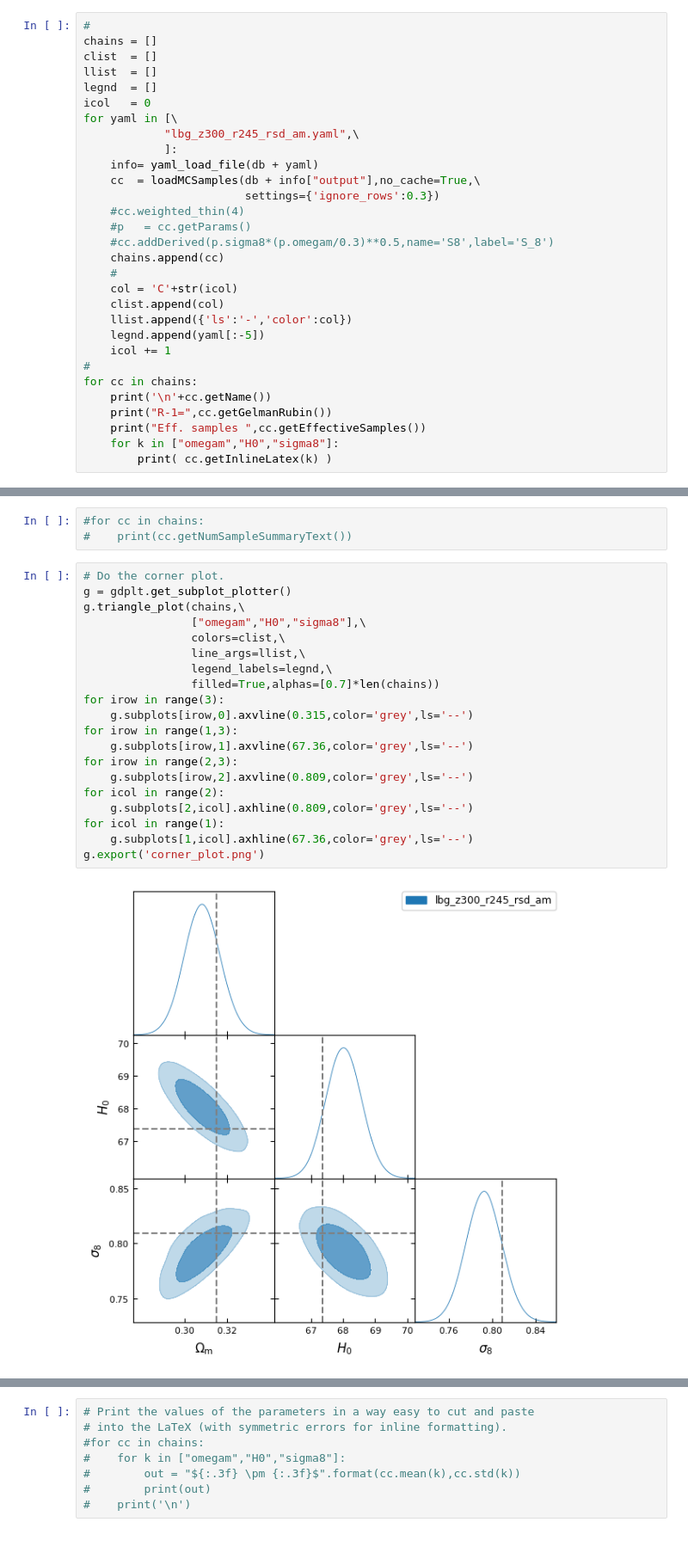
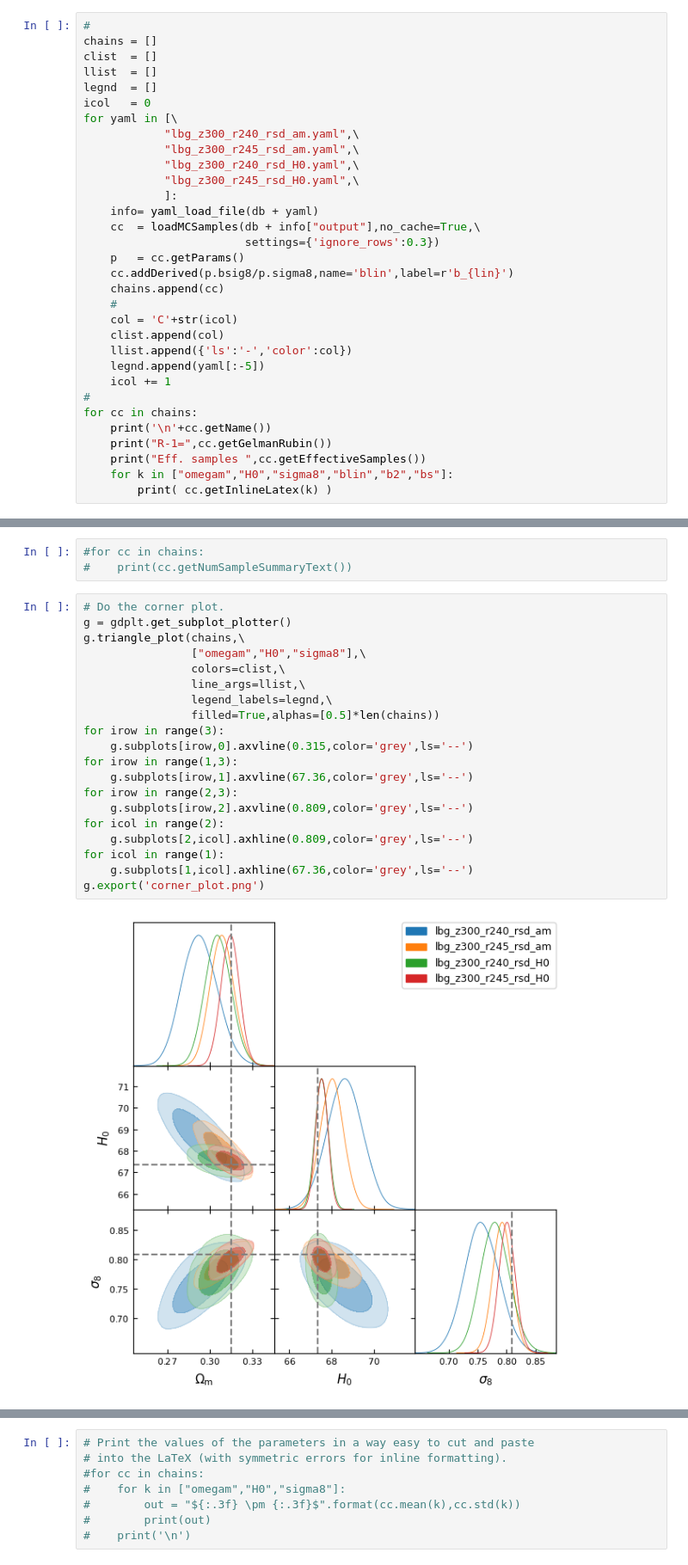
Before and after one commit to martinjameswhite/AbacusLBG, a Jupyter notebook: Cobaya/ViewChain.ipynb, the cells around one changed output, grey strips where cells are left out. Shown at 86% size. Drawn from its saved outputs; the diff is of its cells as text.

```diff
--- a/Cobaya/ViewChain.ipynb
+++ b/Cobaya/ViewChain.ipynb
@@ -48,14 +48,16 @@ llist  = []
 legnd  = []
 icol   = 0
 for yaml in [\
+            "lbg_z300_r240_rsd_am.yaml",\
             "lbg_z300_r245_rsd_am.yaml",\
+            "lbg_z300_r240_rsd_H0.yaml",\
+            "lbg_z300_r245_rsd_H0.yaml",\
             ]:
     info= yaml_load_file(db + yaml)
     cc  = loadMCSamples(db + info["output"],no_cache=True,\
                         settings={'ignore_rows':0.3})
-    #cc.weighted_thin(4)
-    #p   = cc.getParams()
-    #cc.addDerived(p.sigma8*(p.omegam/0.3)**0.5,name='S8',label='S_8')
+    p   = cc.getParams()
+    cc.addDerived(p.bsig8/p.sigma8,name='blin',label=r'b_{lin}')
     chains.append(cc)
     #
     col = 'C'+str(icol)
@@ -68,6 +70,6 @@ for cc in chains:
     print('\n'+cc.getName())
     print("R-1=",cc.getGelmanRubin())
     print("Eff. samples ",cc.getEffectiveSamples())
-    for k in ["omegam","H0","sigma8"]:
+    for k in ["omegam","H0","sigma8","blin","b2","bs"]:
         print( cc.getInlineLatex(k) )
 # %% [output]
@@ -83,25 +96,25 @@ H_0 = 68.03\pm 0.56
 # %%
 # Do the corner plot.
 g = gdplt.get_subplot_plotter()
 g.triangle_plot(chains,\
                 ["omegam","H0","sigma8"],\
                 colors=clist,\
                 line_args=llist,\
                 legend_labels=legnd,\
-                filled=True,alphas=[0.7]*len(chains))
+                filled=True,alphas=[0.5]*len(chains))
 for irow in range(3):
     g.subplots[irow,0].axvline(0.315,color='grey',ls='--')
 for irow in range(1,3):
     g.subplots[irow,1].axvline(67.36,color='grey',ls='--')
 for irow in range(2,3):
     g.subplots[irow,2].axvline(0.809,color='grey',ls='--')
 for icol in range(2):
     g.subplots[2,icol].axhline(0.809,color='grey',ls='--')
 for icol in range(1):
     g.subplots[1,icol].axhline(67.36,color='grey',ls='--')
 g.export('corner_plot.png')
 # %% [output]
-[figure, old version]
+[figure, new version]
 # %%
 # Look at some 1D posteriors.
 if (len(legnd)>3):
```
Also changed, not shown: parts of 8 cells of this notebook.
